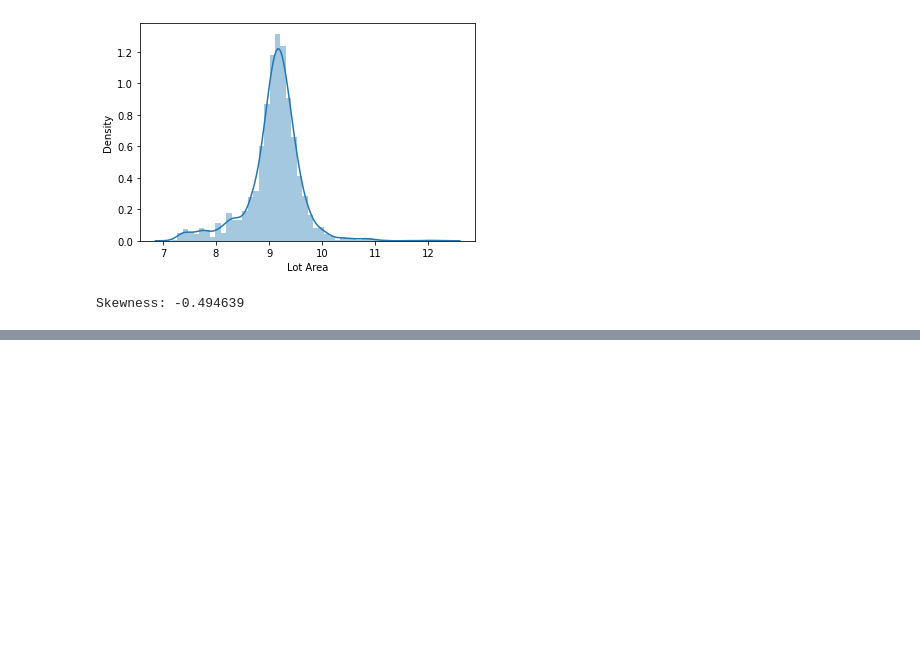
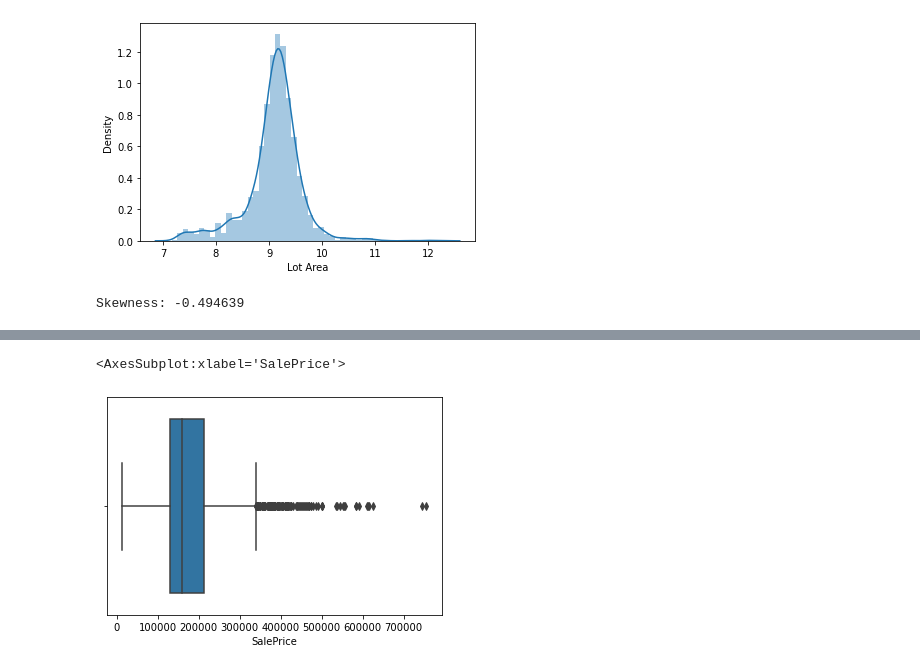
Before and after one commit to xxy1226/ML-Exercises, a Jupyter notebook: Coursera-IBM/IBM - 01 Exploratory Data Analysis for Machine Learning/02Data_Cleaning_Lab.ipynb, the cells around one changed output, grey strips where cells are left out. Saved outputs shown, nothing was run; the diff lists cells and outputs as text; code cells hidden in the pictures; blank space fills up the shorter version.

```diff
--- a/Coursera-IBM/IBM - 01 Exploratory Data Analysis for Machine Learning/02Data_Cleaning_Lab.ipynb
+++ b/Coursera-IBM/IBM - 01 Exploratory Data Analysis for Machine Learning/02Data_Cleaning_Lab.ipynb
@@ -219,0 +447,5 @@ Skewness: -0.494639
+# %%
+sns.boxplot(x=housing['SalePrice'])
+# %% [output]
+<AxesSubplot:xlabel='SalePrice'>
+[figure, added]
```
Also changed, not shown: parts of 75 cells of this notebook, 2 other files.
